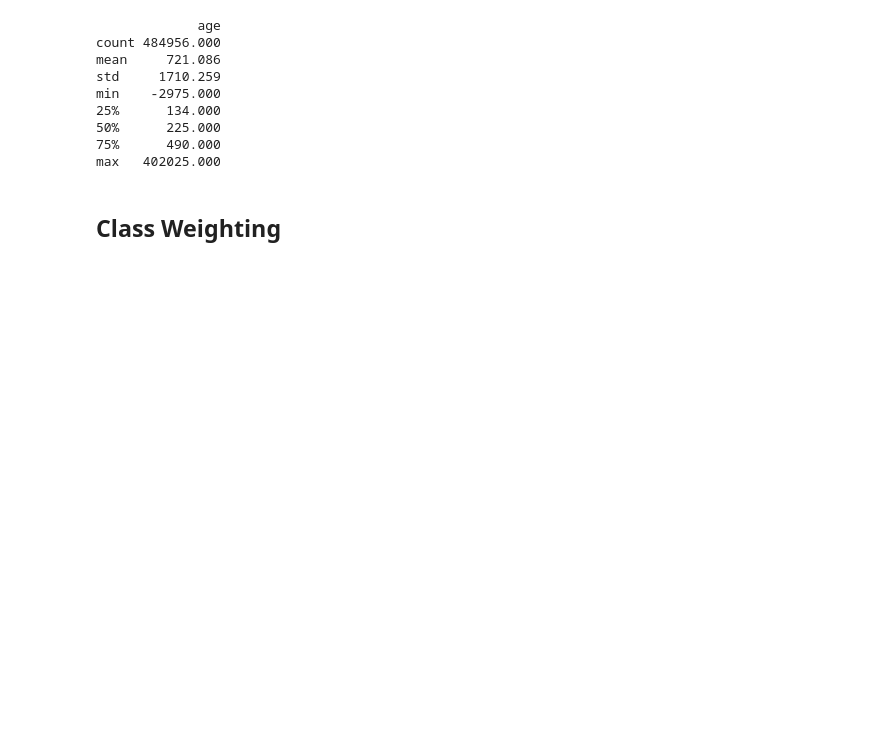
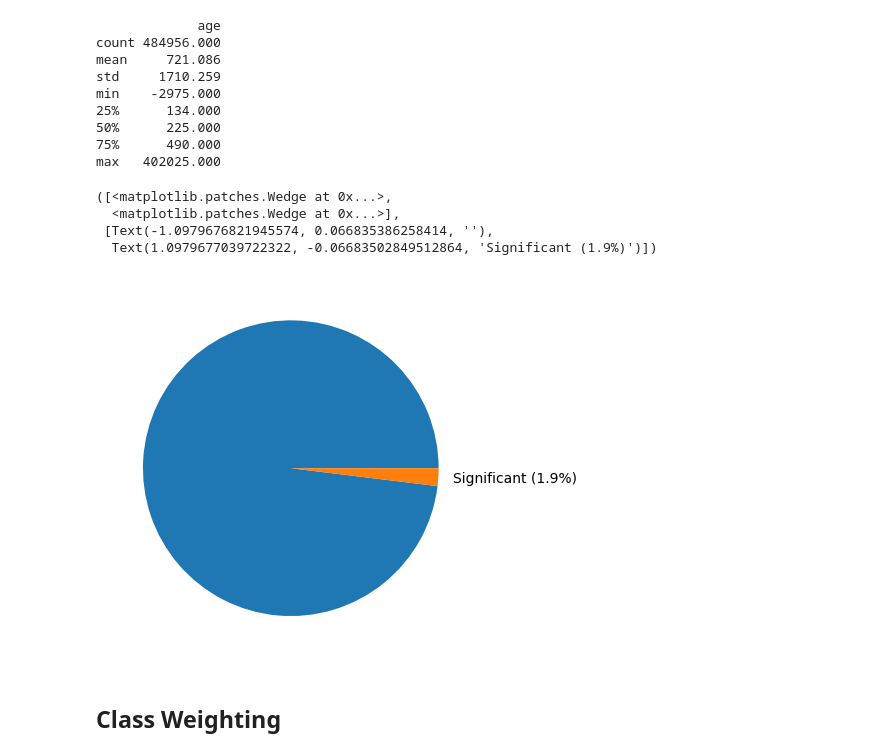
Before and after one commit to mollykstark/SIADS-Milestone-II, a Jupyter notebook: src/notebooks/supervised.ipynb, the cells around one changed output. Cells and saved outputs as stored; diff of their text form; code cells hidden in the pictures; blank space fills up the shorter version.

```diff
--- a/src/notebooks/supervised.ipynb
+++ b/src/notebooks/supervised.ipynb
@@ -53,6 +53,16 @@ min    -2975.000
 50%      225.000
 75%      490.000
 max   402025.000
+# %%
+df.is_significant.value_counts()
+fig, ax = plt.subplots()
+ax.pie(df.is_significant.value_counts(), labels=['','Significant (1.9%)'])
+# %% [output]
+([<matplotlib.patches.Wedge at 0x...>,
+  <matplotlib.patches.Wedge at 0x...>],
+ [Text(-1.0979676821945574, 0.066835386258414, ''),
+  Text(1.0979677039722322, -0.06683502849512864, 'Significant (1.9%)')])
+[figure, added]
 # %%
 X_train, X_test, y_train, y_test, X_train_resampled, y_train_resampled, X, y = supervised_preprocessing(df, 0.2)
 # %% [markdown]
```
Also changed, not shown: parts of 4 cells of this notebook, 1 other file.
